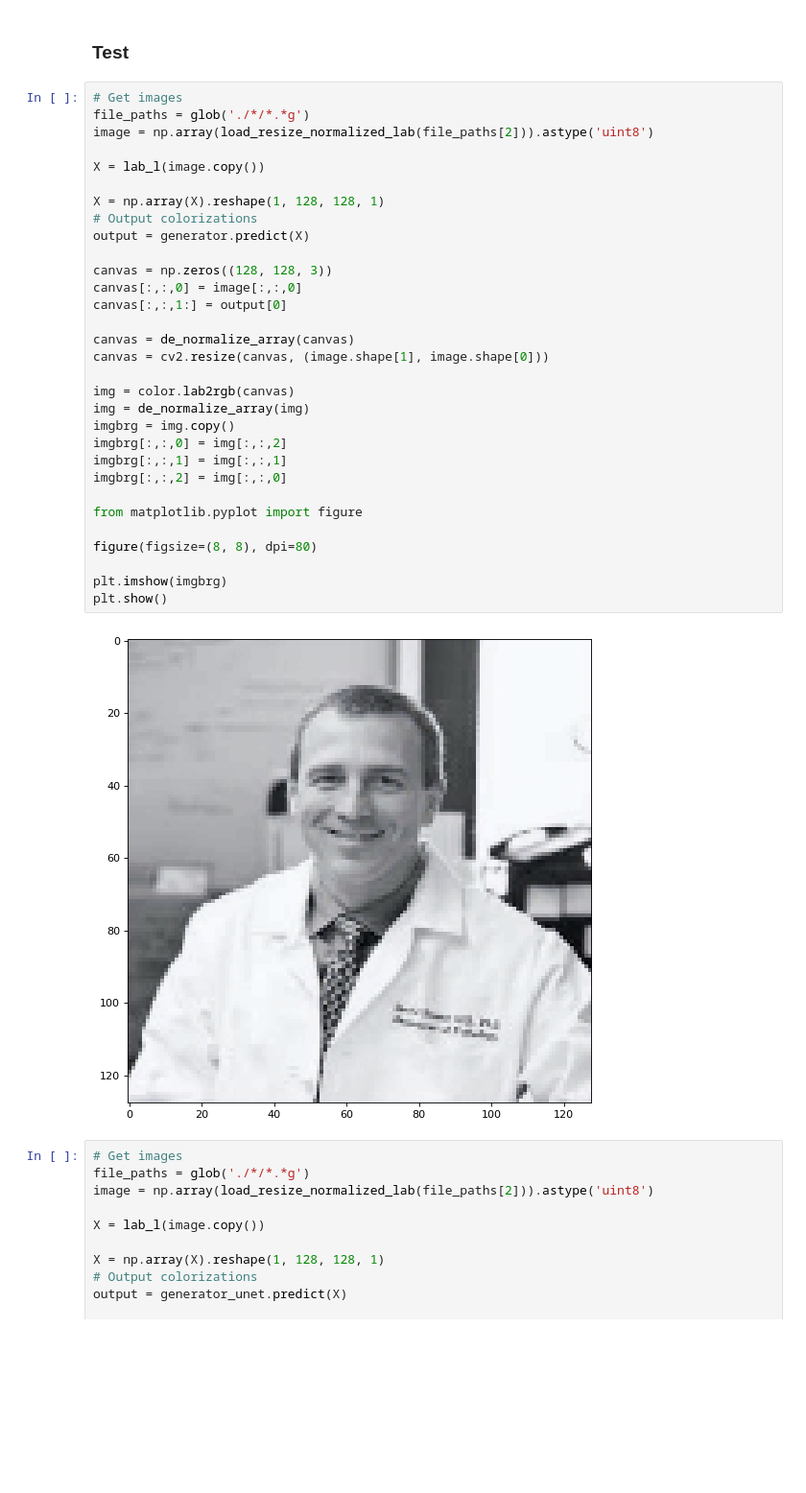
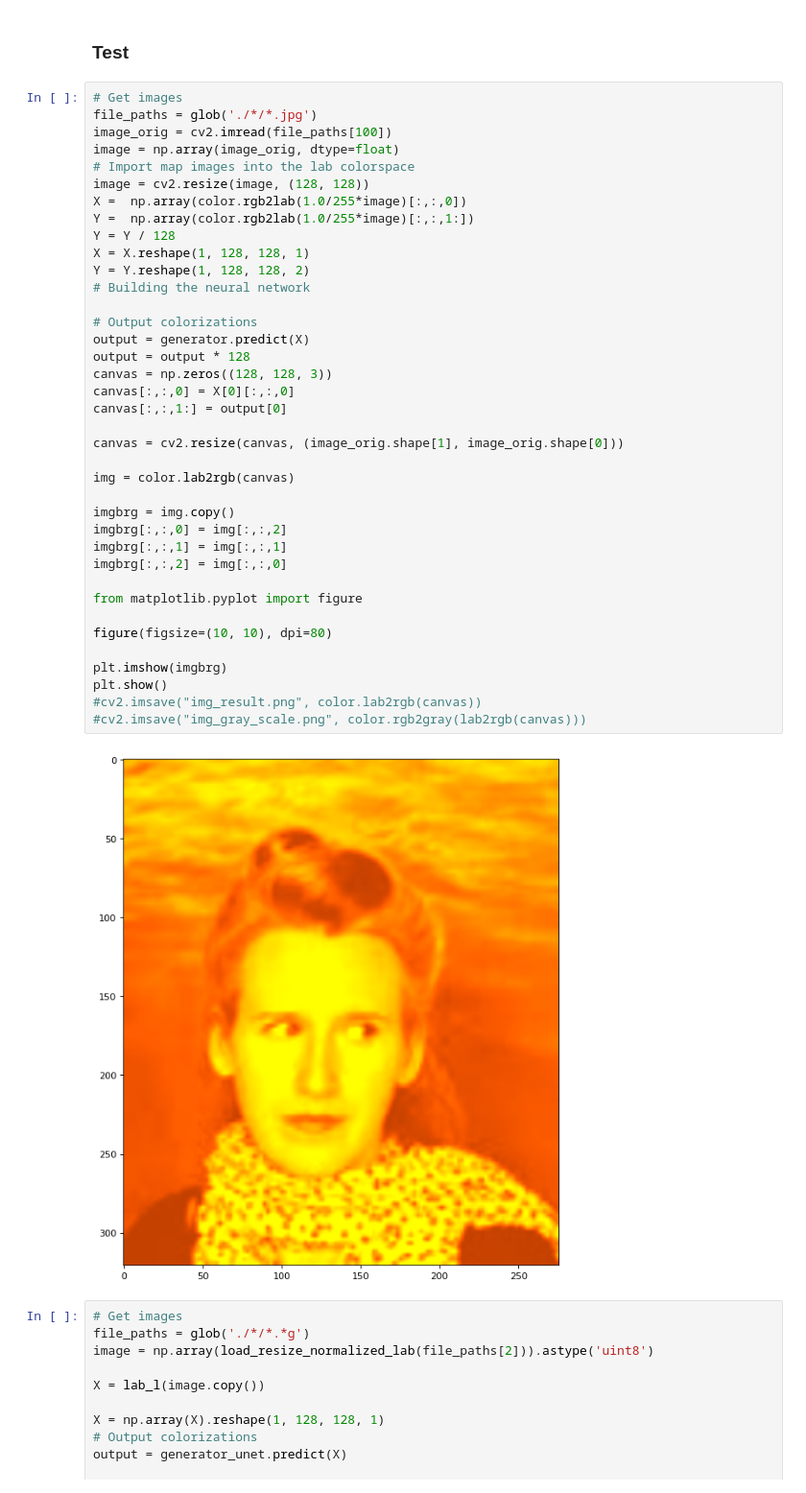
Before and after one commit to IA2021UR/trabajo-ia-en-la-comunidad-de-la-rioja-equipo-4, a Jupyter notebook: comparacion_modelos.ipynb, the cells around one changed output. Shown: that part at 96% size. Drawn from its saved outputs; the diff is of its cells as text; blank space fills up the shorter version.

```diff
--- a/comparacion_modelos.ipynb
+++ b/comparacion_modelos.ipynb
@@ -463,37 +472,44 @@ with tf.device("/gpu:0"):
 ### Test
 # %%
 # Get images
-file_paths = glob('./*/*.*g')
-image = np.array(load_resize_normalized_lab(file_paths[2])).astype('uint8')
+file_paths = glob('./*/*.jpg')
+image_orig = cv2.imread(file_paths[100])
+image = np.array(image_orig, dtype=float)
+# Import map images into the lab colorspace
+image = cv2.resize(image, (128, 128))
+X =  np.array(color.rgb2lab(1.0/255*image)[:,:,0])
+Y =  np.array(color.rgb2lab(1.0/255*image)[:,:,1:])
+Y = Y / 128
+X = X.reshape(1, 128, 128, 1)
+Y = Y.reshape(1, 128, 128, 2)
+# Building the neural network
 
-X = lab_l(image.copy())
-
-X = np.array(X).reshape(1, 128, 128, 1)
 # Output colorizations
 output = generator.predict(X)
-
+output = output * 128
 canvas = np.zeros((128, 128, 3))
-canvas[:,:,0] = image[:,:,0]
+canvas[:,:,0] = X[0][:,:,0]
 canvas[:,:,1:] = output[0]
 
-canvas = de_normalize_array(canvas)
-canvas = cv2.resize(canvas, (image.shape[1], image.shape[0]))
+canvas = cv2.resize(canvas, (image_orig.shape[1], image_orig.shape[0]))
 
 img = color.lab2rgb(canvas)
-img = de_normalize_array(img)
+
 imgbrg = img.copy()
 imgbrg[:,:,0] = img[:,:,2]
 imgbrg[:,:,1] = img[:,:,1]
 imgbrg[:,:,2] = img[:,:,0]
 
 from matplotlib.pyplot import figure
 
-figure(figsize=(8, 8), dpi=80)
+figure(figsize=(10, 10), dpi=80)
 
 plt.imshow(imgbrg)
 plt.show()
+#cv2.imsave("img_result.png", color.lab2rgb(canvas))
+#cv2.imsave("img_gray_scale.png", color.rgb2gray(lab2rgb(canvas)))
 # %% [output]
-[figure, old version]
+[figure, new version]
 # %%
 # Get images
 file_paths = glob('./*/*.*g')
```
Also changed, not shown: parts of 14 cells of this notebook.
